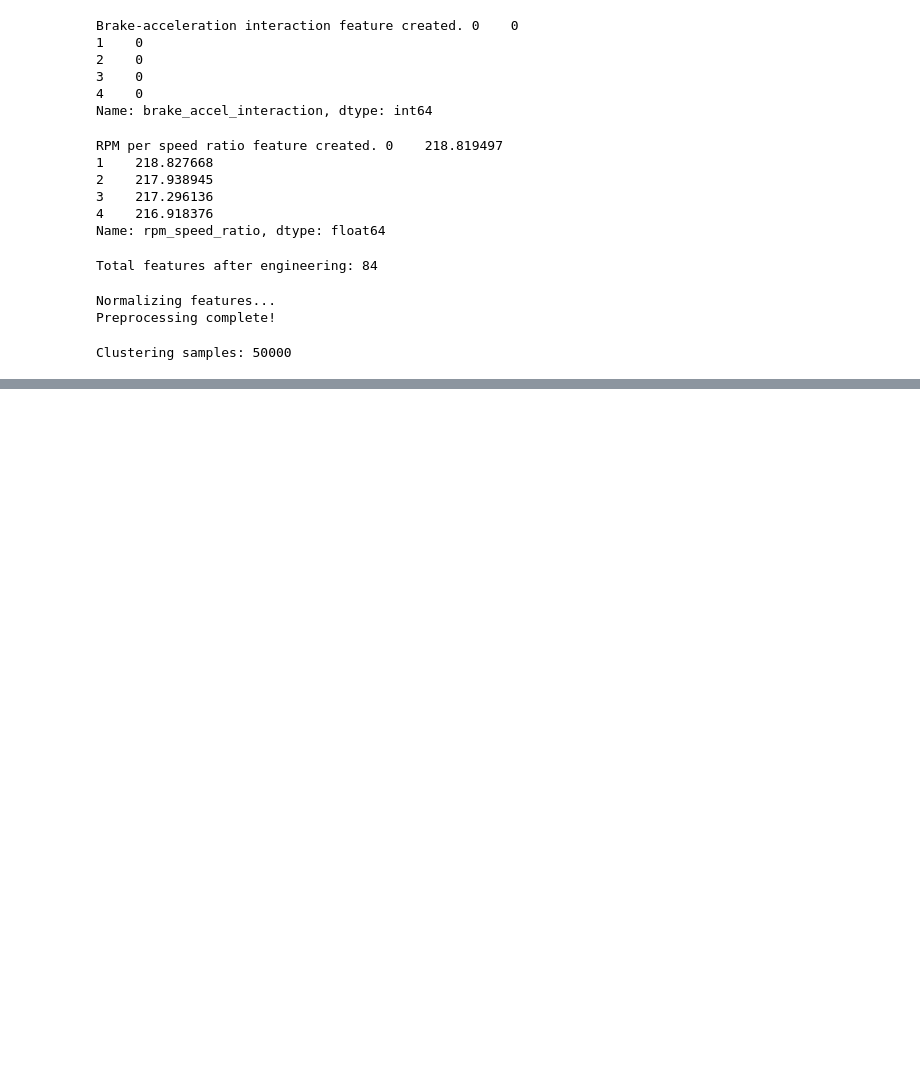
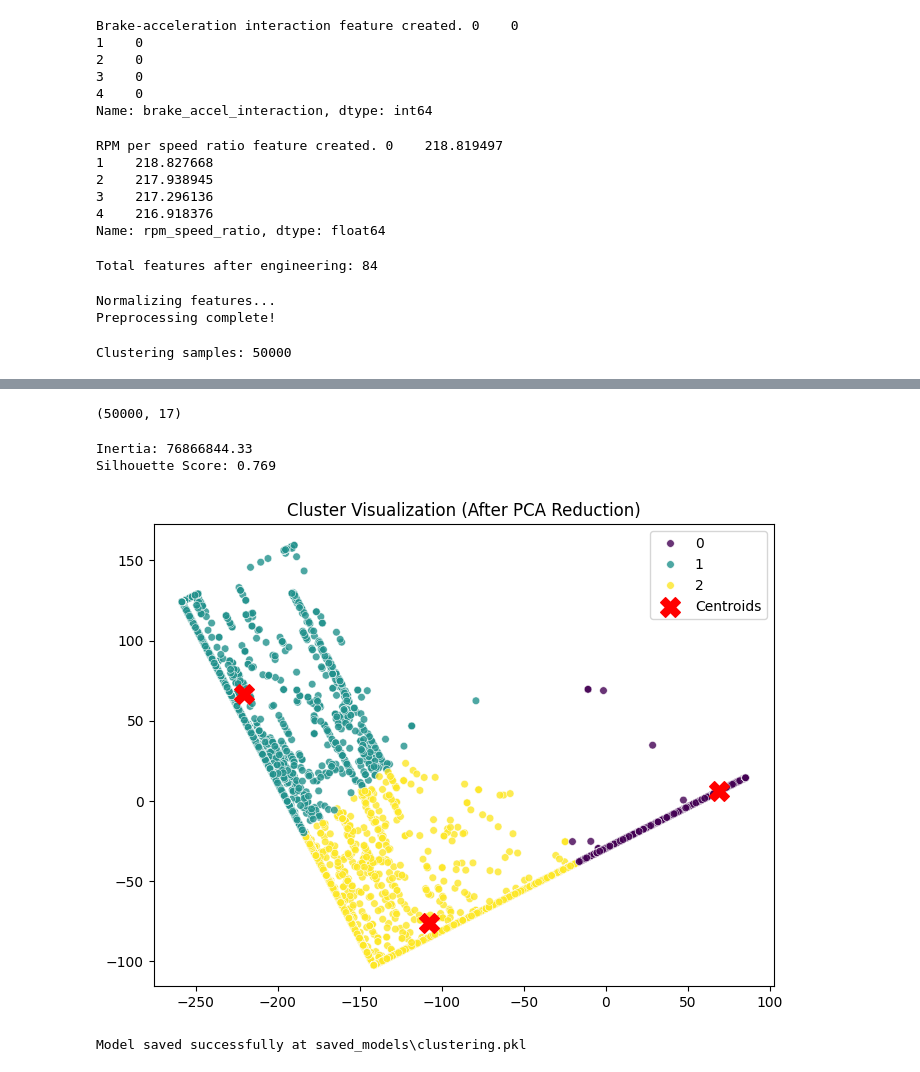
Before and after one commit to nasim-raj-laskar/Race-Telemetry, a Jupyter notebook: research/driving-behaviour(CLUS).ipynb, the cells around one changed output, grey strips where cells are left out. Drawn from its saved outputs; the diff is of its cells as text; code cells hidden in the pictures; blank space fills up the shorter version.

Commit message:
Clustering Model and PCA Transformer Done for Driving Behaviour Analysis

```diff
--- a/research/driving-behaviour(CLUS).ipynb
+++ b/research/driving-behaviour(CLUS).ipynb
@@ -347,0 +287,70 @@ Training: Agglomerative (k=3)
+# %%
+X_cluster_sample.shape
+# %% [output]
+(50000, 17)
+# %%
+pca_params = {
+    "n_components": 2,
+    "random_state": 42
+}
+
+kmeans_params = {
+    "n_clusters": 3,
+    "init": "k-means++",
+    "max_iter": 20,
+    "batch_size": 512,
+    "tol": 1e-2,
+    "random_state": 42
+}
+
+pca = PCA(**pca_params)
+X_reduced = pca.fit_transform(X_cluster_sample)
+
+kmeans = MiniBatchKMeans(**kmeans_params)
+kmeans.fit(X_reduced)
+
+inertia = kmeans.inertia_
+silhouette = silhouette_score(X_reduced, kmeans.labels_)
+
+print(f"Inertia: {inertia:.2f}")
+print(f"Silhouette Score: {silhouette:.3f}")
+# %% [output]
+Inertia: 76866844.33
+Silhouette Score: 0.769
+# %%
+if X_reduced.shape[1] > 1:
+    X_vis = X_reduced[:, :2]
+    plt.figure(figsize=(8, 6))
+    sns.scatterplot(
+        x=X_vis[:, 0],
+        y=X_vis[:, 1],
+        hue=kmeans.labels_,
+        palette="viridis",
+        s=30,
+        alpha=0.8
+    )
+    plt.scatter(
+        kmeans.cluster_centers_[:, 0],
+        kmeans.cluster_centers_[:, 1],
+        s=200,
+        c='red',
+        marker='X',
+        label='Centroids'
+    )
+    plt.title("Cluster Visualization (After PCA Reduction)")
+    plt.legend()
+    plt.show()
+else:
+    print("PCA reduced data to 1 dimension — skipping 2D plot.")
+# %% [output]
+[figure, added]
+# %%
+save_dir = "saved_models"
+os.makedirs(save_dir, exist_ok=True)
+
+model_path = os.path.join(save_dir, "clustering.pkl")
+joblib.dump(kmeans, model_path)
+
+print(f"Model saved successfully at {model_path}")
+# %% [output]
+Model saved successfully at saved_models\clustering.pkl
```
Also changed, not shown: parts of 4 cells of this notebook, 1 other file.
